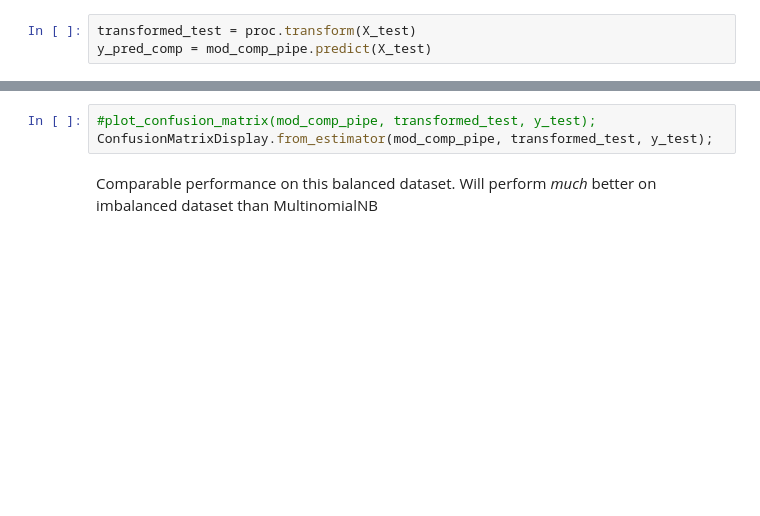
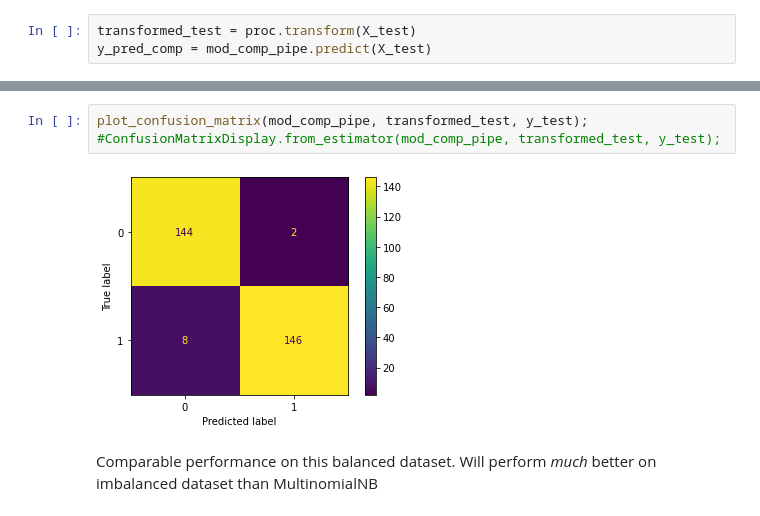
Before and after one commit to tkhendrix22/NYC-DS-091922, a Jupyter notebook: Phase_4/Phase4_Topic37_Natural_Language_Processing/3_Modeling/NLP Classification.ipynb, the cells around one changed output, grey strips where cells are left out. Saved outputs shown, nothing was run; the diff lists cells and outputs as text; blank space fills up the shorter version.

```diff
--- a/Phase_4/Phase4_Topic37_Natural_Language_Processing/3_Modeling/NLP Classification.ipynb
+++ b/Phase_4/Phase4_Topic37_Natural_Language_Processing/3_Modeling/NLP Classification.ipynb
@@ -382,5 +512,7 @@ print(classification_report(y_pred_comp, y_test))
 # %%
-#plot_confusion_matrix(mod_comp_pipe, transformed_test, y_test);
-ConfusionMatrixDisplay.from_estimator(mod_comp_pipe, transformed_test, y_test);
+plot_confusion_matrix(mod_comp_pipe, transformed_test, y_test);
+#ConfusionMatrixDisplay.from_estimator(mod_comp_pipe, transformed_test, y_test);
+# %% [output]
+[figure, added]
 # %% [markdown]
 Comparable performance on this balanced dataset. Will perform *much* better on imbalanced dataset than MultinomialNB
```
Also changed, not shown: parts of 28 cells of this notebook.
